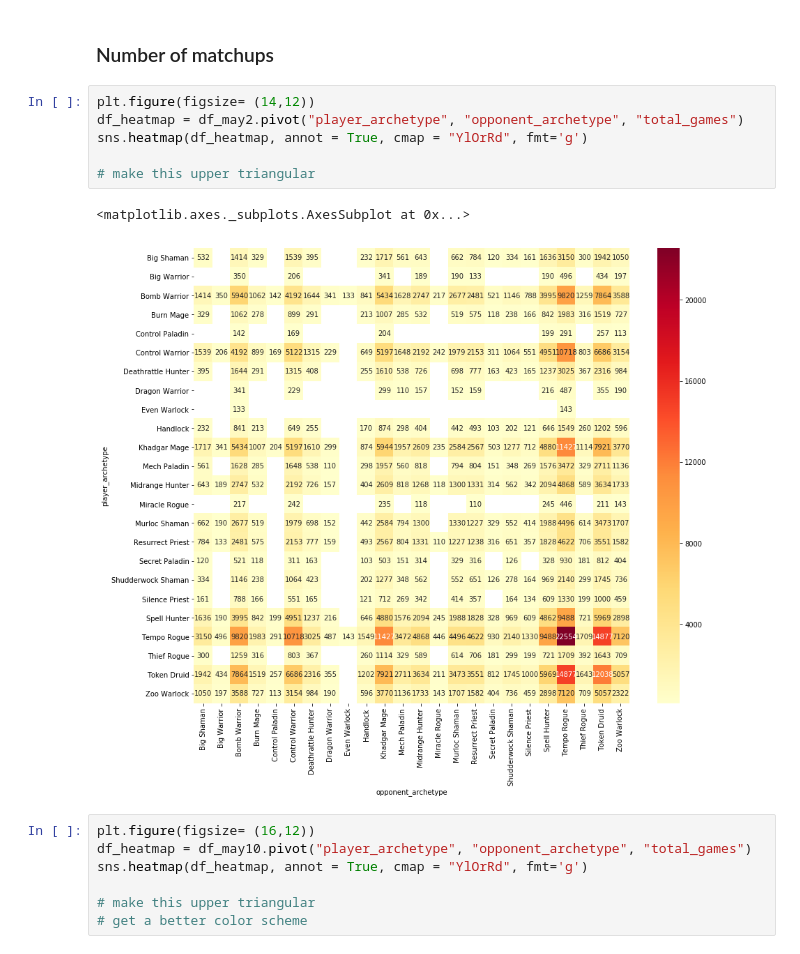
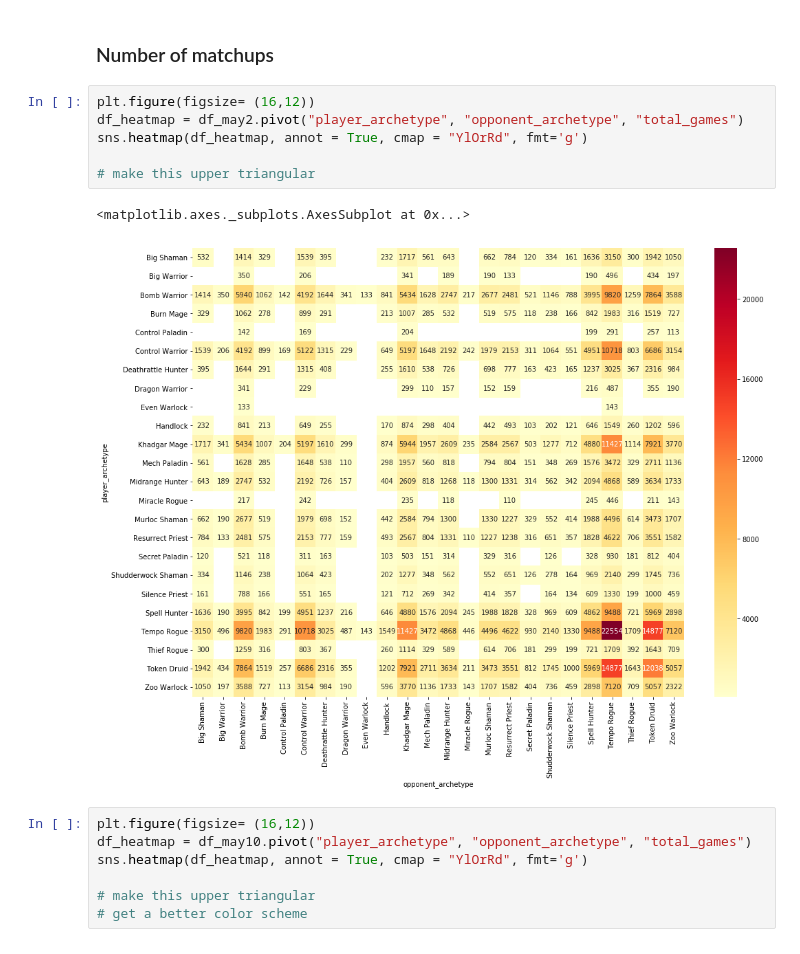
Before and after one commit to sarahberner/Capstone, a Jupyter notebook: 0.3 - Important Deck Matchup Data.ipynb, the cells around one changed output. Drawn from its saved outputs; the diff is of its cells as text.

```diff
--- a/0.3 - Important Deck Matchup Data.ipynb
+++ b/0.3 - Important Deck Matchup Data.ipynb
@@ -120,14 +121,14 @@ sns.heatmap(df_heatmap, annot = True, cmap = 'coolwarm')
 # %% [markdown]
 ### Number of matchups
 # %%
-plt.figure(figsize= (14,12))
+plt.figure(figsize= (16,12))
 df_heatmap = df_may2.pivot("player_archetype", "opponent_archetype", "total_games")
 sns.heatmap(df_heatmap, annot = True, cmap = "YlOrRd", fmt='g')
 
 # make this upper triangular
 # %% [output]
 <matplotlib.axes._subplots.AxesSubplot at 0x...>
-[figure, old version]
+[figure, new version]
 # %%
 plt.figure(figsize= (16,12))
 df_heatmap = df_may10.pivot("player_archetype", "opponent_archetype", "total_games")
```
Also changed, not shown: parts of 26 cells of this notebook, 2 other files.
